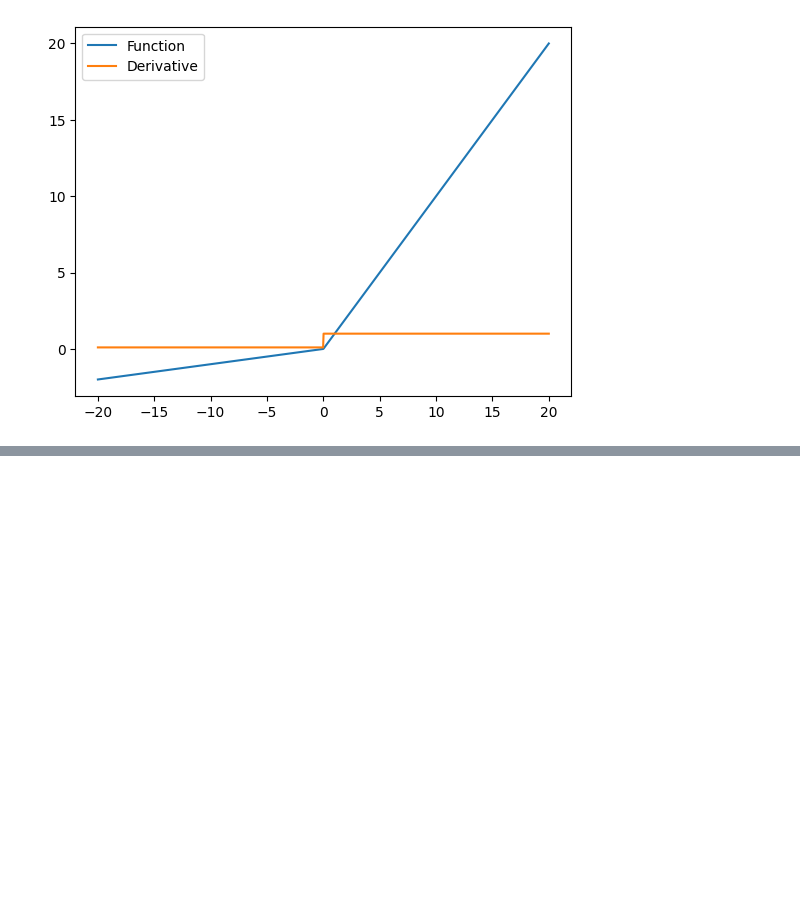
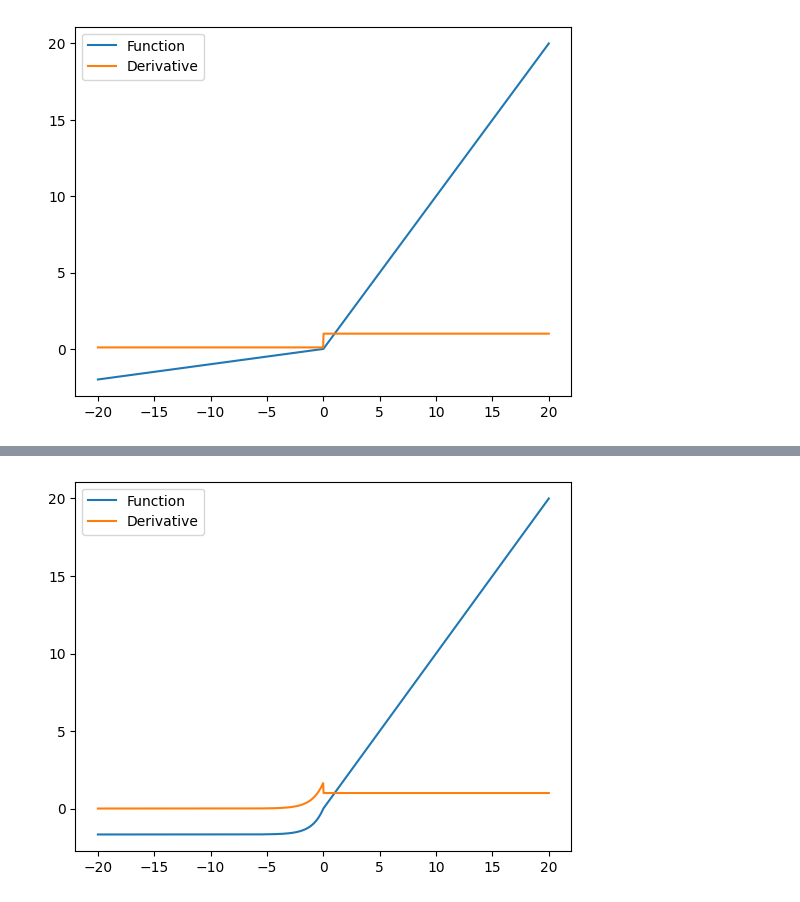
Before and after one commit to Lhahn01/activation-functions-lh, a Jupyter notebook: Activation Functions.ipynb, the cells around one changed output, grey strips where cells are left out. Saved outputs shown, nothing was run; the diff lists cells and outputs as text; code cells hidden in the pictures; blank space fills up the shorter version.

```diff
--- a/Activation Functions.ipynb
+++ b/Activation Functions.ipynb
@@ -55,0 +106,22 @@ Visual representation of Parametric ReLU
+# %%
+# Computing equation of SELU
+c = 1
+a = 1.6732632423543772848170429916717
+x = np.linspace(-20, 20, 1000)
+y = []
+for curr_x in x:
+    if curr_x < 0:
+        y.append(a*np.exp(curr_x)-a)
+    else:
+        y.append(curr_x)
+
+# Computing derivative of SELU
+d_filter = lambda x: c if x > 0 else a*np.exp(x)
+dySELU = c * [d_filter(ele) for ele in x]
+
+plt.plot(x,y, label='Function') # y=cx
+plt.plot(x, dySELU, label='Derivative')
+plt.legend(loc="upper left")
+plt.show()
+# %% [output]
+[figure, added]
```
Also changed, not shown: parts of 8 cells of this notebook.
